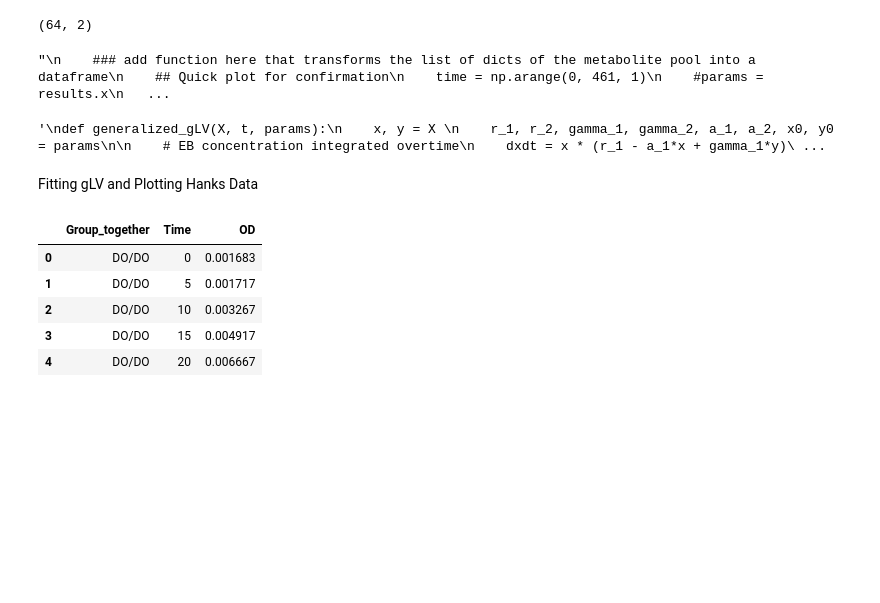
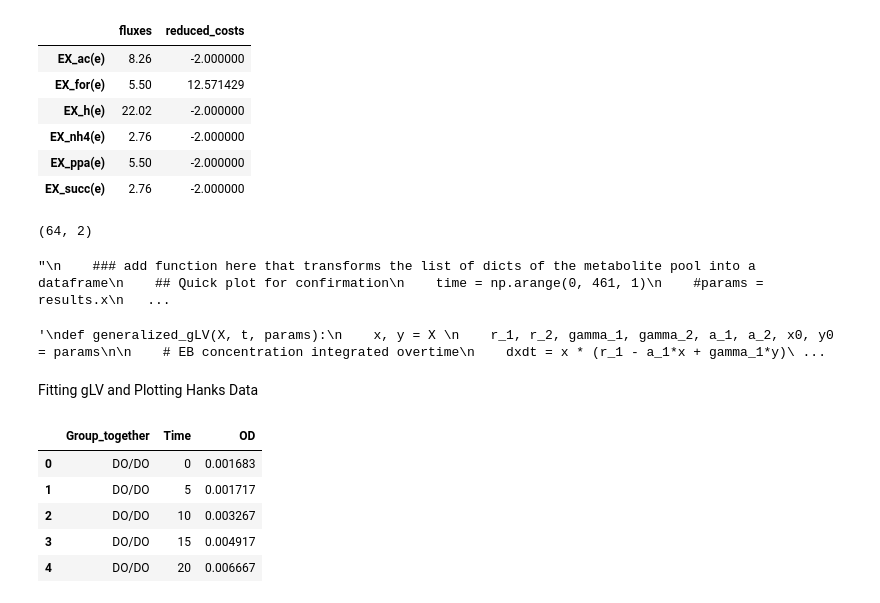
Before and after one commit to haydengallo/glv_dfba, a Jupyter notebook: dfba_glv_implement.ipynb, the cells around one changed output. Saved outputs shown, nothing was run; the diff lists cells and outputs as text; code cells hidden in the pictures; blank space fills up the shorter version.

```diff
--- a/dfba_glv_implement.ipynb
+++ b/dfba_glv_implement.ipynb
@@ -64,2 +152,12 @@ Using regular expression found the following compartments:c, e
+# %%
+test_pfba_alt_pc_2_df_sec
+# %% [output]
+|  | fluxes | reduced_costs |
+| EX_ac(e) | 8.26 | -2.000000 |
+| EX_for(e) | 5.50 | 12.571429 |
+| EX_h(e) | 22.02 | -2.000000 |
+| EX_nh4(e) | 2.76 | -2.000000 |
+| EX_ppa(e) | 5.50 | -2.000000 |
+| EX_succ(e) | 2.76 | -2.000000 |
 # %%
 ### Need to determine some new objective rather than optimizing for maximial biomass, all i want is to constrain biomass
```
Also changed, not shown: parts of 20 cells of this notebook, 1 other file.
